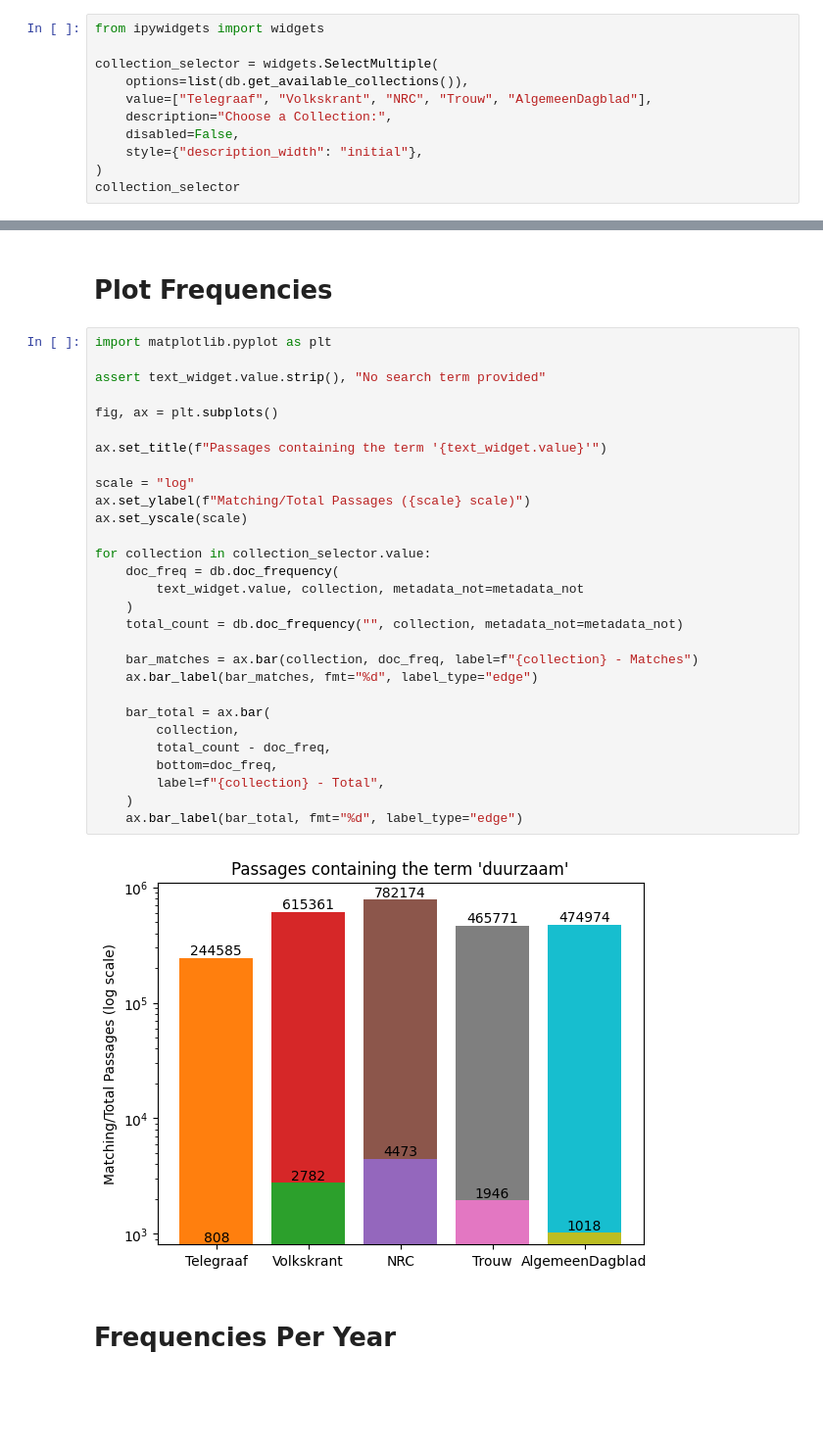
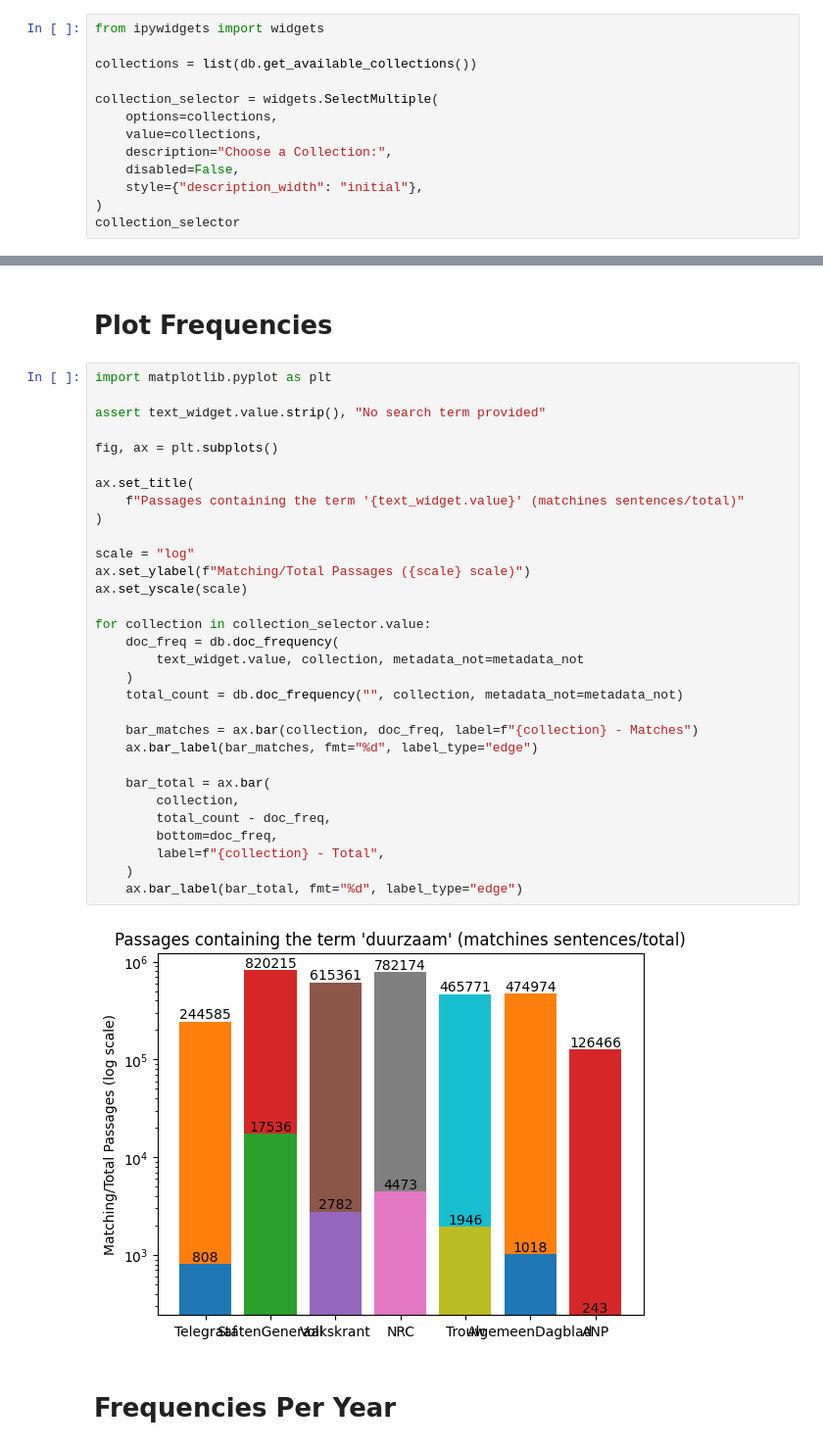
Before and after one commit to Semantics-of-Sustainability/tempo-embeddings, a Jupyter notebook: notebooks/term_frequency.ipynb, the cells around one changed output, grey strips where cells are left out. Shown at 98% size. Cells and saved outputs as stored; diff of their text form; blank space fills up the shorter version.

Commit message:
Use collection metadata field, use all collections by default.

```diff
--- a/notebooks/term_frequency.ipynb
+++ b/notebooks/term_frequency.ipynb
@@ -74,9 +76,11 @@ db = WeaviateDatabaseManager(
 # %%
 from ipywidgets import widgets
 
+collections = list(db.get_available_collections())
+
 collection_selector = widgets.SelectMultiple(
-    options=list(db.get_available_collections()),
-    value=["Telegraaf", "Volkskrant", "NRC", "Trouw", "AlgemeenDagblad"],
+    options=collections,
+    value=collections,
     description="Choose a Collection:",
     disabled=False,
     style={"description_width": "initial"},
@@ -125,34 +129,36 @@ metadata_not = {field: list(exclude_genres.value)}
 # %%
 import matplotlib.pyplot as plt
 
 assert text_widget.value.strip(), "No search term provided"
 
 fig, ax = plt.subplots()
 
-ax.set_title(f"Passages containing the term '{text_widget.value}'")
+ax.set_title(
+    f"Passages containing the term '{text_widget.value}' (matchines sentences/total)"
+)
 
 scale = "log"
 ax.set_ylabel(f"Matching/Total Passages ({scale} scale)")
 ax.set_yscale(scale)
 
 for collection in collection_selector.value:
     doc_freq = db.doc_frequency(
         text_widget.value, collection, metadata_not=metadata_not
     )
     total_count = db.doc_frequency("", collection, metadata_not=metadata_not)
 
     bar_matches = ax.bar(collection, doc_freq, label=f"{collection} - Matches")
     ax.bar_label(bar_matches, fmt="%d", label_type="edge")
 
     bar_total = ax.bar(
         collection,
         total_count - doc_freq,
         bottom=doc_freq,
         label=f"{collection} - Total",
     )
     ax.bar_label(bar_total, fmt="%d", label_type="edge")
 # %% [output]
-[figure, old version]
+[figure, new version]
 # %% [markdown]
 # Frequencies Per Year
 # %%
```
Also changed, not shown: parts of 19 cells of this notebook.
